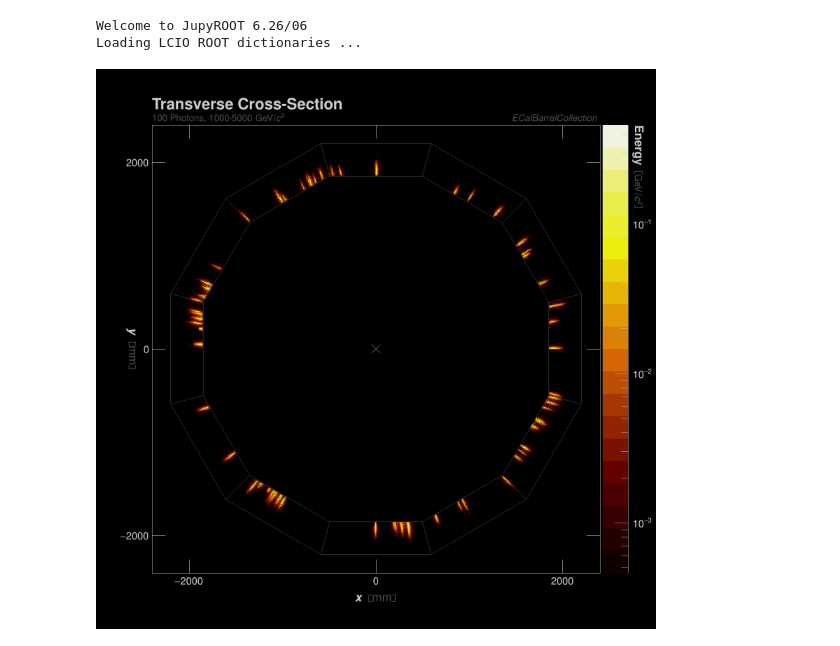
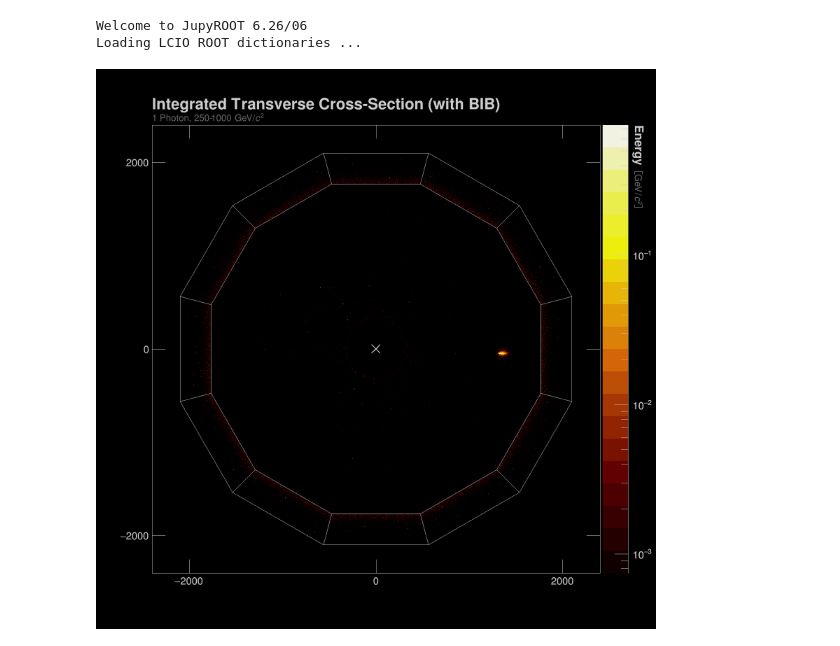
Before and after one commit to headunderheels/neuromorphic-studies, a Jupyter notebook: plotting/transverse_calo_hits.ipynb, the cells around one changed output. Cells and saved outputs as stored; diff of their text form; code cells hidden in the pictures.

```diff
--- a/plotting/transverse_calo_hits.ipynb
+++ b/plotting/transverse_calo_hits.ipynb
@@ -45,8 +47,8 @@ reader.open(in_file)    # Open collections.
 nbins = 900
 low = -2400
 high = 2400
-h1 = ROOT.TH2D(name="xy_cal",
-               title="#bf{T#kern[-.015]{ransverse} Cross-Section};#bf{#it{x}} #color[12]{#[]{mm}};#bf{#it{y}} #color[12]{#[]{mm}}",
+h1 = ROOT.TH2D(name="xy_sig",
+               title="xy_signal",
                nbinsx=nbins,
                xlow=low,
                xup=high,
@@ -54,5 +56,14 @@ h1 = ROOT.TH2D(name="xy_cal",
                ylow=low,
                yup=high
                )
+h2 = ROOT.TH2D(name="xy_BIB",
+               title="xy_BIB",
+               nbinsx=nbins,
+               xlow=low,
+               xup=high,
+               nbinsy=nbins,
+               ylow=low,
+               yup=high
+               )
 # %%
 ## FILL HISTOGRAM ##
@@ -77,7 +110,7 @@ height = width
 h1.GetYaxis().CenterTitle()
 h1.GetYaxis().RotateTitle()
 h1.GetXaxis().CenterTitle()
-h1.GetZaxis().SetTitle("#bf{Energy} #scale[.8]{#color[12]{#[]{Ge#kern[-.115]{V}#kern[.2]{/}#it{c}^{2}}}}")
+h1.GetZaxis().SetTitle("#bf{Energy} #scale[.8]{#color[13]{#[]{Ge#kern[-.115]{V}#kern[.2]{/}#it{c}^{2}}}}")
 h1.GetZaxis().SetTitleOffset(0.5)
 h1.GetZaxis().RotateTitle()
 
@@ -91,6 +124,7 @@ c.GetPad(0).SetLogz()
 c.SetBatch()
 c.SetCanvasSize(2800, 2800)
 h1.Draw("COL Z PLC")
+h2.Draw("same COL Z")
 h1.Draw("same axis x+ y+")
 c.SetRealAspectRatio()
 
@@ -98,26 +132,20 @@ title = ROOT.TLatex()
 title.SetTextColor(17)
 title.SetTextSize(.03)
 title.SetTextAlign(11)
-title.DrawLatexNDC(0.1, 0.928, "T#kern[-.015]{ransverse}#kern[-.6]{ }Cross-Section")
+title.DrawLatexNDC(0.1, 0.928, "Integrated T#kern[-.015]{ransverse}#kern[-.6]{ }Cross-Section (with BIB)")
 subtitle = ROOT.TLatex()
-subtitle.SetTextColor(12)
+subtitle.SetTextColor(13)
 subtitle.SetTextSize(.018)
 subtitle.SetTextAlign(11)
-subtitle.DrawLatexNDC(0.1, 0.907, "#bf{100 Photons, 1000-#kern[-.15]{5000} Ge#kern[-.17]{V}/#kern[-.07]{#it{c}^{2}}}")
-
-collection = ROOT.TLatex()
-collection.SetTextColor(12)
-collection.SetTextSize(.018)
-collection.SetTextAlign(31)
-collection.DrawLatexNDC(0.9, 0.907, "#bf{#it{ECalBarrelCollection}}")
+subtitle.DrawLatexNDC(0.1, 0.907, "#bf{1 Photon, 250-#kern[-.15]{1000} Ge#kern[-.17]{V}/#kern[-.07]{#it{c}^{2}}}")
 
 
 # Define Dodecagon parameters
 NUM_VERTICES = 12
 
 center = [0.5, 0.5]
-radius_inner = 0.3192  # NDC
-radius_outer = 0.38
+radius_inner = 0.305  # NDC
+radius_outer = 0.362
 
 # Define points for all volumes
 vertices = []
@@ -143,7 +171,7 @@ for i in range(NUM_VERTICES):
 
 # Create TPolyLine
 line = ROOT.TPolyLine(len(vertices))
-line.SetLineColor(12)
+line.SetLineColor(17)
 line.SetLineWidth(1)
 line.SetNDC()
 
@@ -155,32 +183,32 @@ for i, (x, y) in enumerate(vertices):
 line.Draw("SAME")
 
 # Crosshair
 size = 0.01
 rotate = PI/4
 crosshair = ROOT.TPolyLine()
-crosshair.SetLineColor(12)
+crosshair.SetLineColor(17)
 crosshair.SetLineWidth(2)
 crosshair.SetNDC()
 crosshair.SetNextPoint(0.5, 0.5)
 crosshair.SetNextPoint(0.5+size*np.sin(PI/4), 0.5+size*np.sin(PI/4))
 crosshair.SetNextPoint(0.5-size*np.sin(PI/4), 0.5-size*np.sin(PI/4))
 crosshair.SetNextPoint(0.5, 0.5)
 crosshair.SetNextPoint(0.5+size*np.sin(PI/4), 0.5-size*np.sin(PI/4))
 crosshair.SetNextPoint(0.5-size*np.sin(PI/4), 0.5+size*np.sin(PI/4))
 crosshair.Draw("SAME")
 
 
 # x = [(center[0] + radius_inner*np.cos(PI/6 * n + PI/12)) for n in range(12)]
 # y = [(center[1] + radius_inner*np.sin(PI/6 * n + PI/12)) for n in range(12)]
 # wireframe_detector = ROOT.TPolyLine()
 # wireframe_detector.SetLineColor(17)
 # wireframe_detector.SetLineWidth(1)
 # wireframe_detector.SetNDC()
 # for n in range(12):
 #     wireframe_detector.SetNextPoint(x[n], y[n])
 # wireframe_detector.SetNextPoint(x[0], y[0])
 # wireframe_detector.Draw("SAME F")
 
 c.Draw()
 # %% [output]
-[figure, old version]
+[figure, new version]
```
Also changed, not shown: parts of 2 cells of this notebook.
